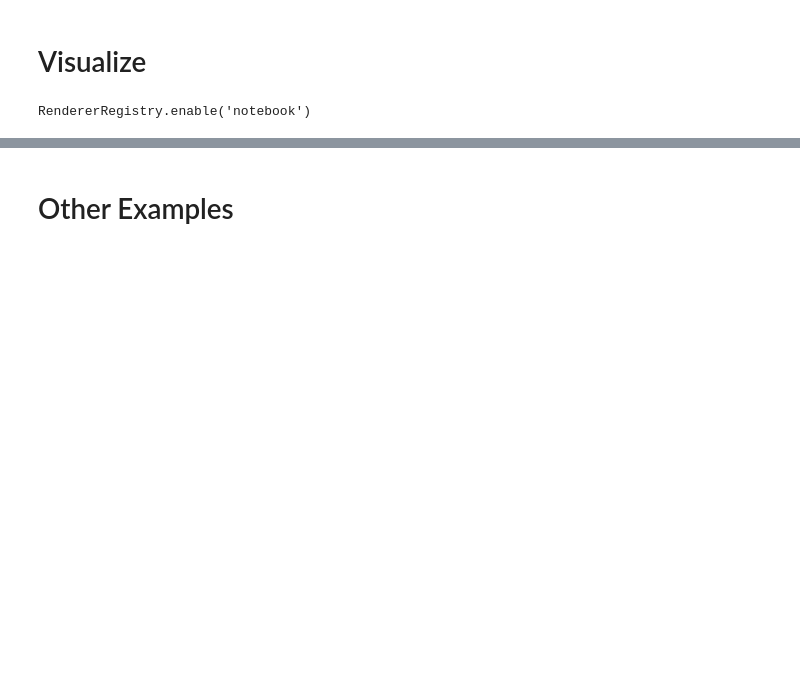
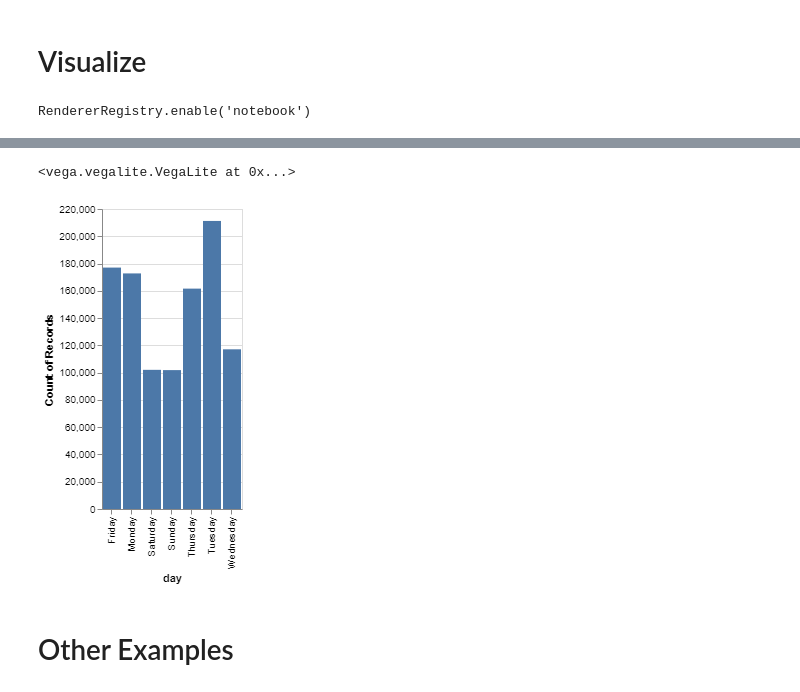
Before and after one commit to kkrathor/JupyterBootcamp, a Jupyter notebook: apache_log_analytics.ipynb, the cells around one changed output, grey strips where cells are left out. Drawn from its saved outputs; the diff is of its cells as text; code cells hidden in the pictures; blank space fills up the shorter version.

```diff
--- a/apache_log_analytics.ipynb
+++ b/apache_log_analytics.ipynb
@@ -243,3 +239,13 @@ alt.Chart(testlogs).mark_bar().encode(
+# %%
+testlogs = logs
+alt.data_transformers.enable('json')
+alt.Chart(testlogs).mark_bar().encode(
+    x = 'day',
+    y = 'count(*):Q'
+)
+# %% [output]
+<vega.vegalite.VegaLite at 0x...>
+[figure, added]
 # %% [markdown]
 # Other Examples #
 # %%
```
Also changed, not shown: parts of 2 cells of this notebook.
